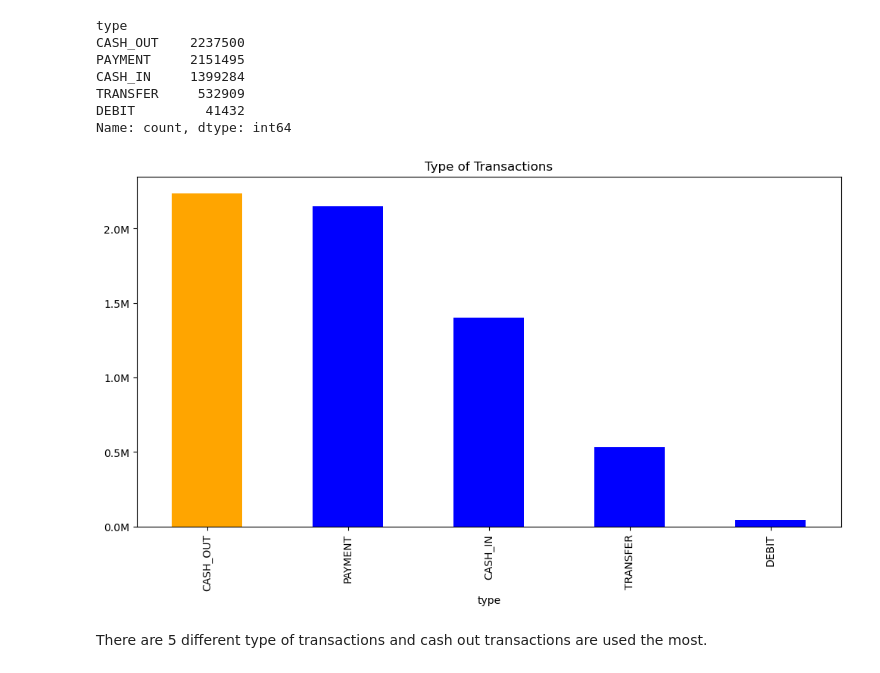
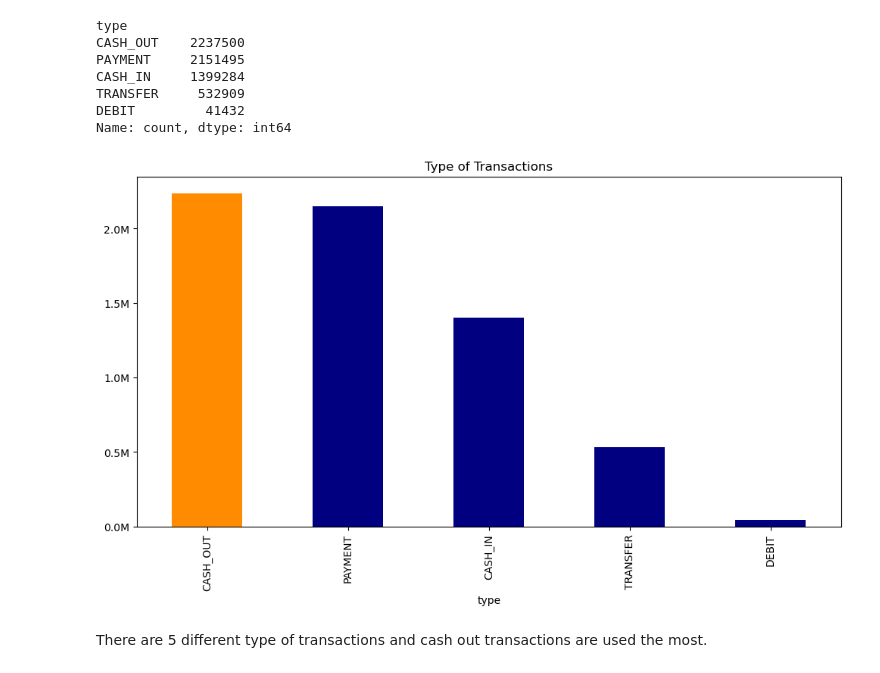
Before and after one commit to khadazhaia/financial-fraud-analysis, a Jupyter notebook: code/01eda.ipynb, the cells around one changed output. Saved outputs shown, nothing was run; the diff lists cells and outputs as text; code cells hidden in the pictures.

```diff
--- a/code/01eda.ipynb
+++ b/code/01eda.ipynb
@@ -190,21 +191,21 @@ Name: count, dtype: int64
 # %%
 max_type = type_count.max()
 
 # Assign colors: orange for the max value, blue for others
-colors = ["orange" if count == max_type else "blue" for count in type_count]
+colors = ["darkorange" if count == max_type else "navy" for count in type_count]
 
 # Plot the types of transcations
 plt.figure(figsize=(12, 6))
 type_count.plot(kind='bar', color=colors)
 plt.title("Type of Transactions")
 
 # Formatting y-axis to display numbers in millions
 formatter = FuncFormatter(lambda x, pos: f"{x / 1e6:.1f}M")
 plt.gca().yaxis.set_major_formatter(formatter)
 
 plt.show()
 # %% [output]
-[figure, old version]
+[figure, new version]
 # %% [markdown]
 There are 5 different type of transactions and cash out transactions are used the most.
 # %% [markdown]
```
Also changed, not shown: parts of 2 cells of this notebook, 3 other files.
